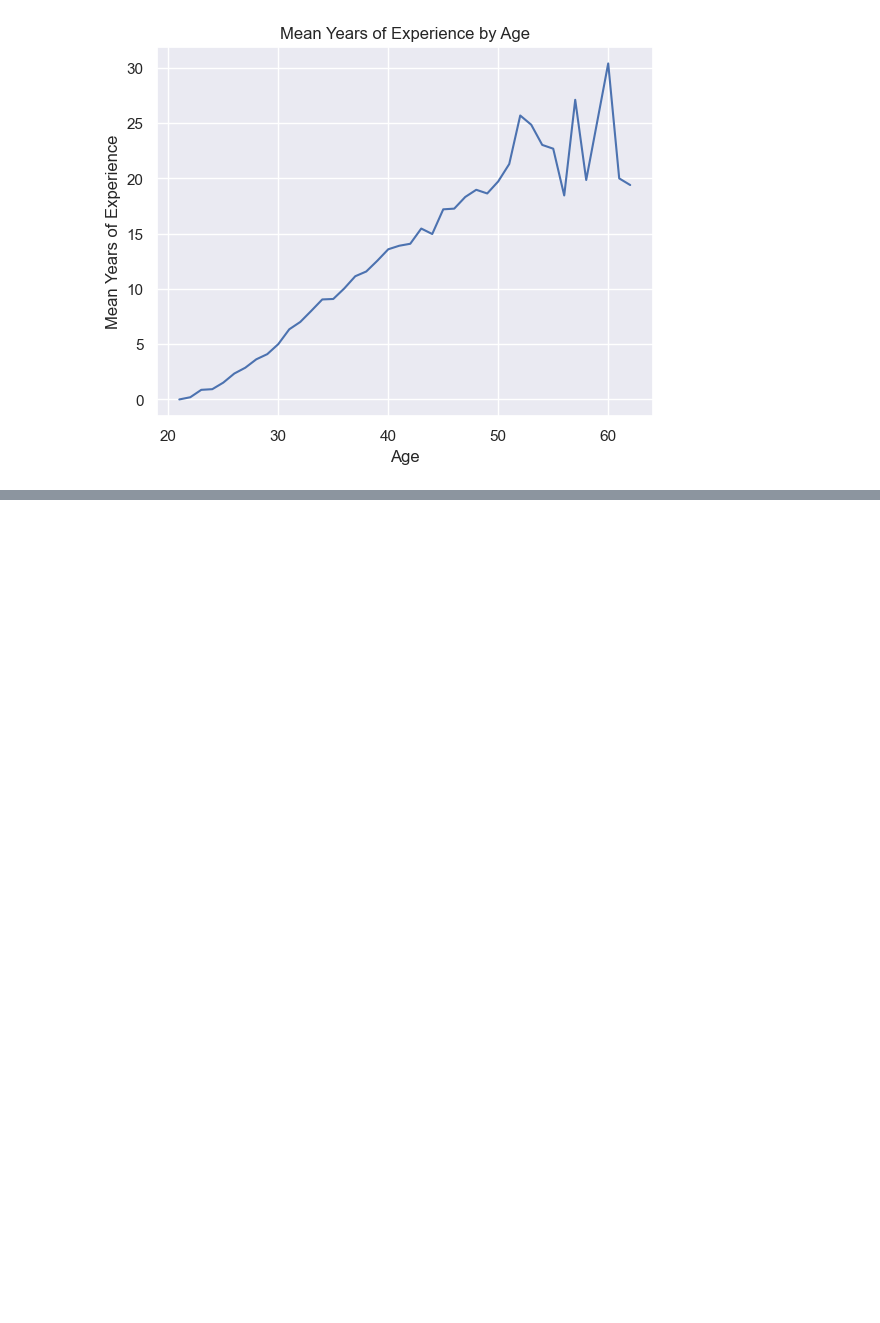
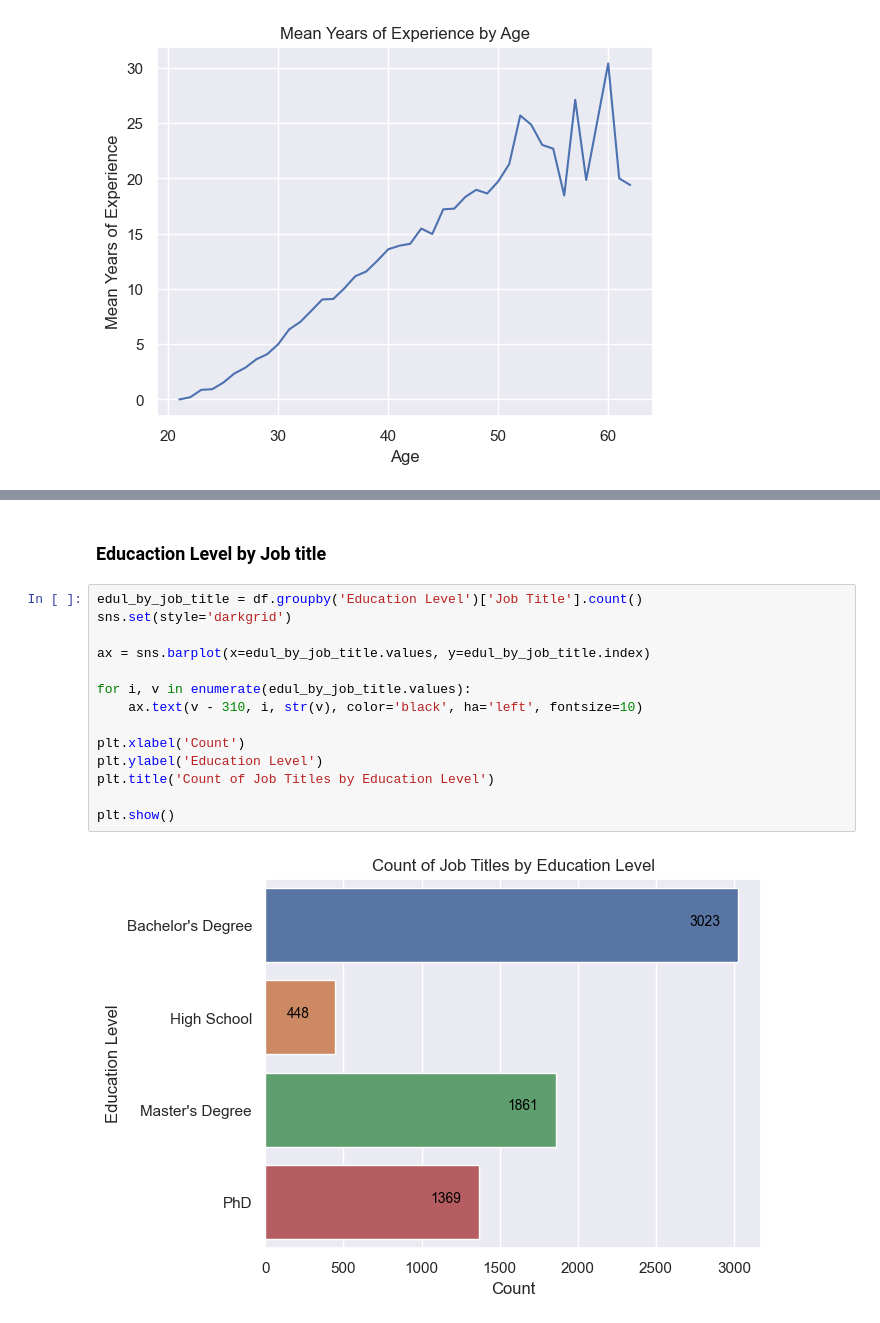
Before and after one commit to Jose5110/Data_Analysis, a Jupyter notebook: salary_data/salary_data_analysis.ipynb, the cells around one changed output, grey strips where cells are left out. Drawn from its saved outputs; the diff is of its cells as text; blank space fills up the shorter version.

```diff
--- a/salary_data/salary_data_analysis.ipynb
+++ b/salary_data/salary_data_analysis.ipynb
@@ -475,0 +535,18 @@ plt.show()
+# %% [markdown]
+### Educaction Level by Job title
+# %%
+edul_by_job_title = df.groupby('Education Level')['Job Title'].count()
+sns.set(style='darkgrid')
+
+ax = sns.barplot(x=edul_by_job_title.values, y=edul_by_job_title.index)
+
+for i, v in enumerate(edul_by_job_title.values):
+    ax.text(v - 310, i, str(v), color='black', ha='left', fontsize=10)
+
+plt.xlabel('Count')
+plt.ylabel('Education Level')
+plt.title('Count of Job Titles by Education Level')
+
+plt.show()
+# %% [output]
+[figure, added]
```
Also changed, not shown: parts of 11 cells of this notebook.
